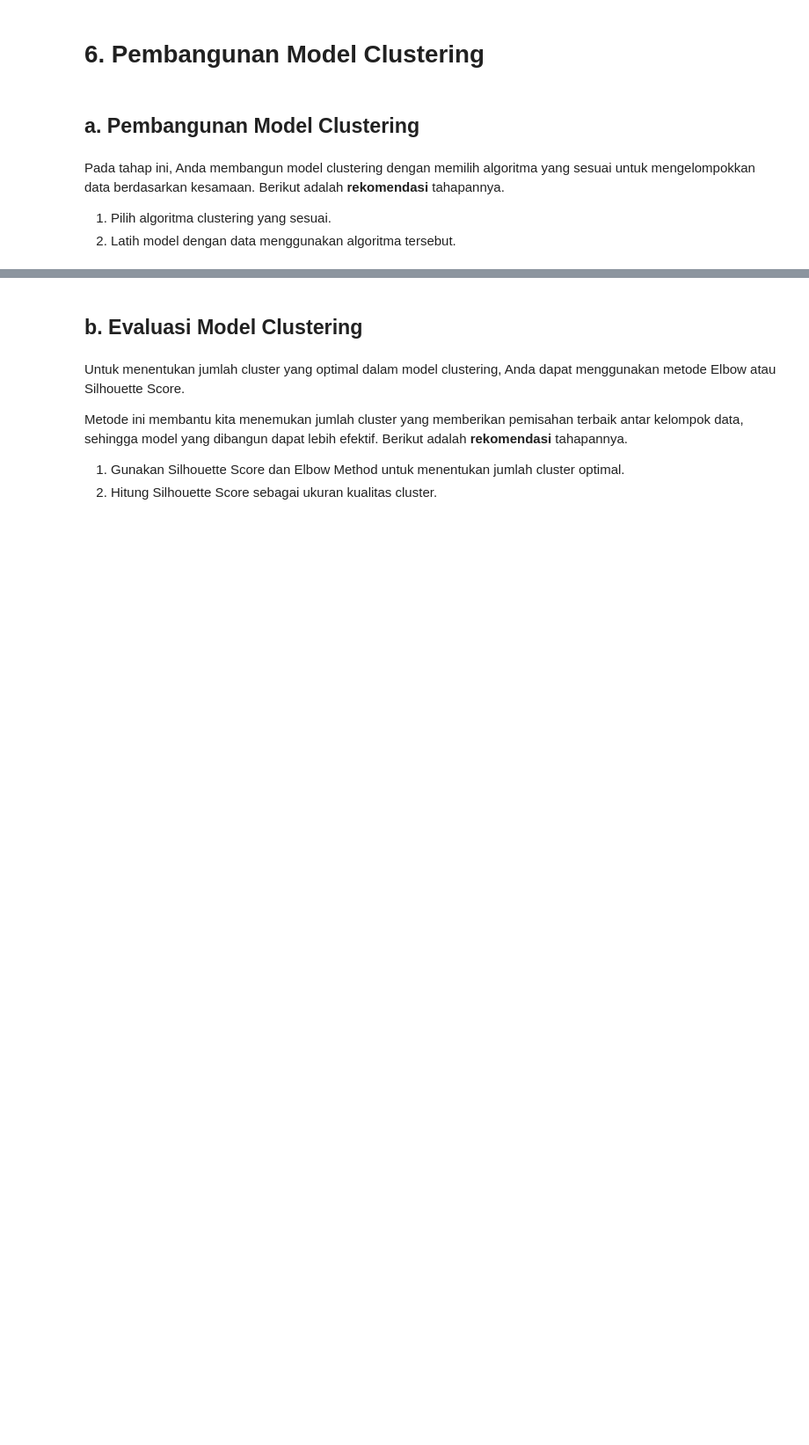
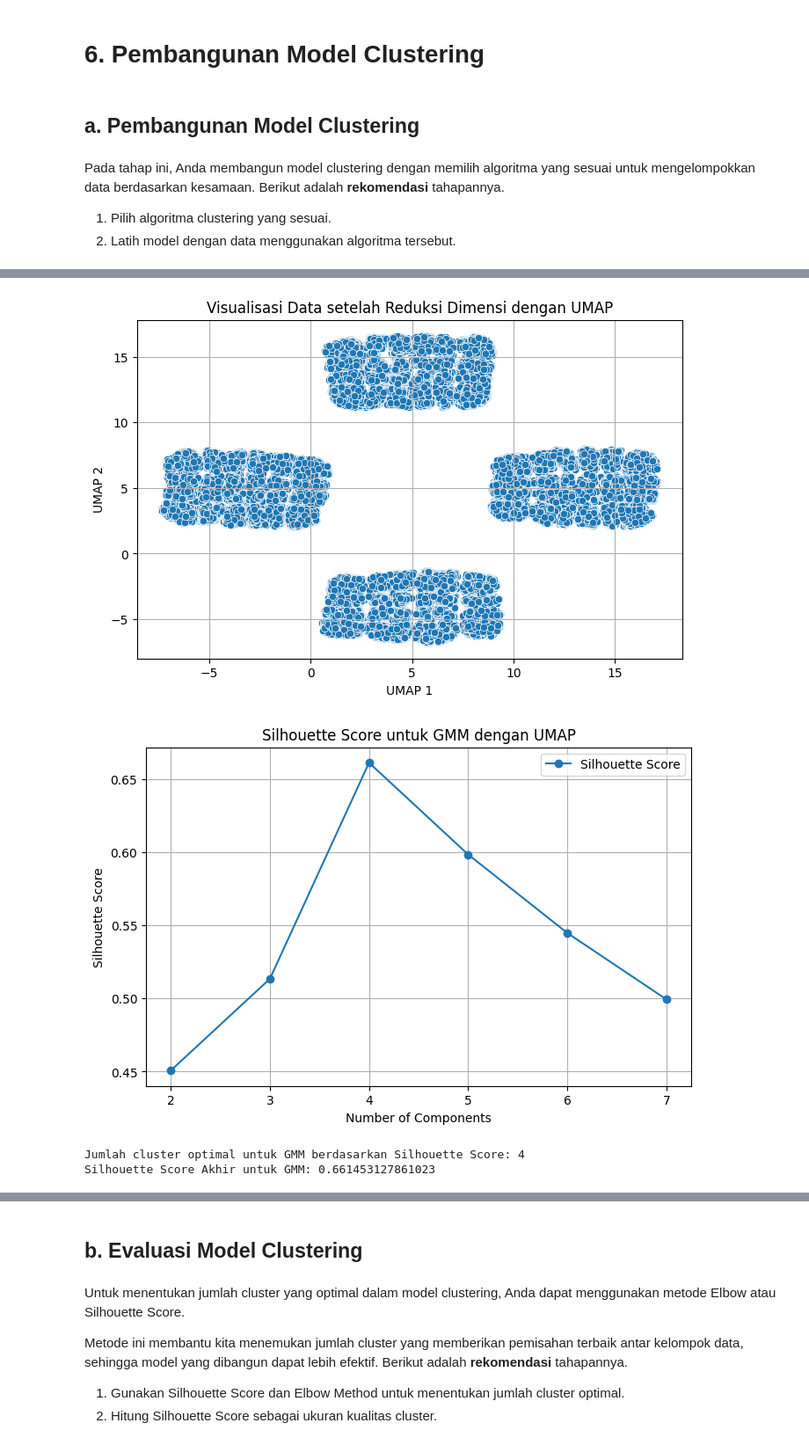
Before and after one commit to xebec51/Submission-Belajar-Machine-Learning-untuk-Pemula-Dicoding-Indonesia, a Jupyter notebook: Clustering_Submission_Akhir_BMLP_Muh. Rinaldi Ruslan.ipynb, the cells around one changed output, grey strips where cells are left out. Shown at 88% size. Drawn from its saved outputs; the diff is of its cells as text; code cells hidden in the pictures; blank space fills up the shorter version.

Commit message:
Revisi Submission Akhir

```diff
--- a/Clustering_Submission_Akhir_BMLP_Muh. Rinaldi Ruslan.ipynb
+++ b/Clustering_Submission_Akhir_BMLP_Muh. Rinaldi Ruslan.ipynb
@@ -278,0 +285,76 @@ plt.show()
+# %%
+from sklearn.mixture import GaussianMixture
+from sklearn.metrics import silhouette_score
+from sklearn.preprocessing import RobustScaler
+import umap
+import matplotlib.pyplot as plt
+import seaborn as sns
+
+# Sampling data (100.000 sampel untuk efisiensi)
+dataset_sampled = dataset.sample(n=100000, random_state=42)
+clustering_features = ['Total_Items', 'Total_Cost', 'Payment_Method', 'Customer_Category', 'Store_Type', 'City']
+X_clustering = dataset_sampled[clustering_features]
+
+# Normalisasi data menggunakan RobustScaler
+scaler = RobustScaler()
+X_clustering_scaled = scaler.fit_transform(X_clustering)
+
+# Reduksi dimensi menggunakan UMAP
+reducer = umap.UMAP(n_neighbors=15, min_dist=0.1, n_components=2, random_state=42)
+X_clustering_umap = reducer.fit_transform(X_clustering_scaled)
+
+# Visualisasi hasil reduksi dimensi dengan UMAP
+plt.figure(figsize=(8, 5))
+sns.scatterplot(x=X_clustering_umap[:, 0], y=X_clustering_umap[:, 1])
+plt.title("Visualisasi Data setelah Reduksi Dimensi dengan UMAP")
+plt.xlabel("UMAP 1")
+plt.ylabel("UMAP 2")
+plt.grid(True)
+plt.show()
+
+# Optimasi clustering dengan Gaussian Mixture Model (GMM)
+gmm_range = range(2, 8)  # Range jumlah cluster
+silhouette_scores_gmm = []
+
+for k in gmm_range:
+    gmm = GaussianMixture(n_components=k, random_state=42)
+    gmm_labels = gmm.fit_predict(X_clustering_umap)
+    score = silhouette_score(X_clustering_umap, gmm_labels)
+    silhouette_scores_gmm.append(score)
+
+# Visualisasi Silhouette Score untuk GMM
+plt.figure(figsize=(8, 5))
+plt.plot(gmm_range, silhouette_scores_gmm, marker='o', label='Silhouette Score')
+plt.title("Silhouette Score untuk GMM dengan UMAP")
+plt.xlabel("Number of Components")
+plt.ylabel("Silhouette Score")
+plt.legend()
+plt.grid(True)
+plt.show()
+
+# Menentukan jumlah cluster optimal
+optimal_k = gmm_range[silhouette_scores_gmm.index(max(silhouette_scores_gmm))]
+print(f"Jumlah cluster optimal untuk GMM berdasarkan Silhouette Score: {optimal_k}")
+
+# Final GMM model
+gmm = GaussianMixture(n_components=optimal_k, random_state=42)
+gmm_labels = gmm.fit_predict(X_clustering_umap)
+
+# Evaluasi Silhouette Score
+final_silhouette_score = silhouette_score(X_clustering_umap, gmm_labels)
+print(f"Silhouette Score Akhir untuk GMM: {final_silhouette_score}")
+
+# Visualisasi hasil clustering
+plt.figure(figsize=(8, 5))
+sns.scatterplot(x=X_clustering_umap[:, 0], y=X_clustering_umap[:, 1], hue=gmm_labels, palette='viridis')
+plt.title(f"Hasil Clustering dengan GMM (K={optimal_k})")
+plt.xlabel("UMAP 1")
+plt.ylabel("UMAP 2")
+plt.legend(title='Cluster', loc='upper right')
+plt.grid(True)
+plt.show()
+# %% [output]
+[figure, added]
+[figure, added]
+Jumlah cluster optimal untuk GMM berdasarkan Silhouette Score: 4
+Silhouette Score Akhir untuk GMM: 0.661453127861023
```
Also changed, not shown: parts of 12 cells of this notebook, 7 other files.
